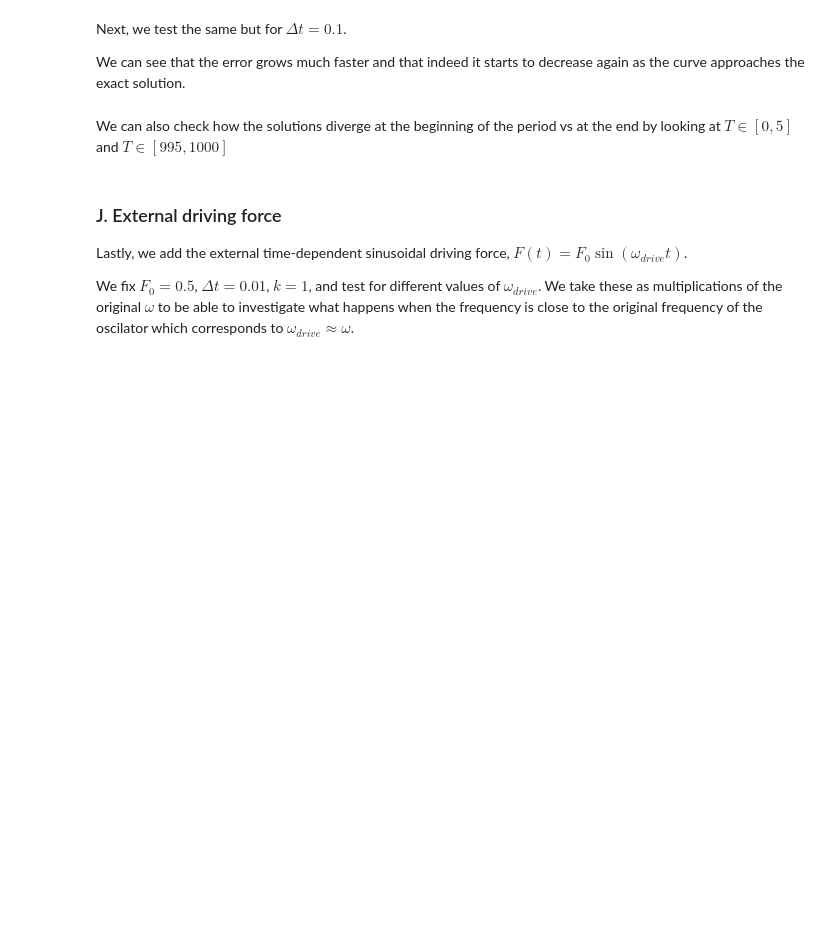
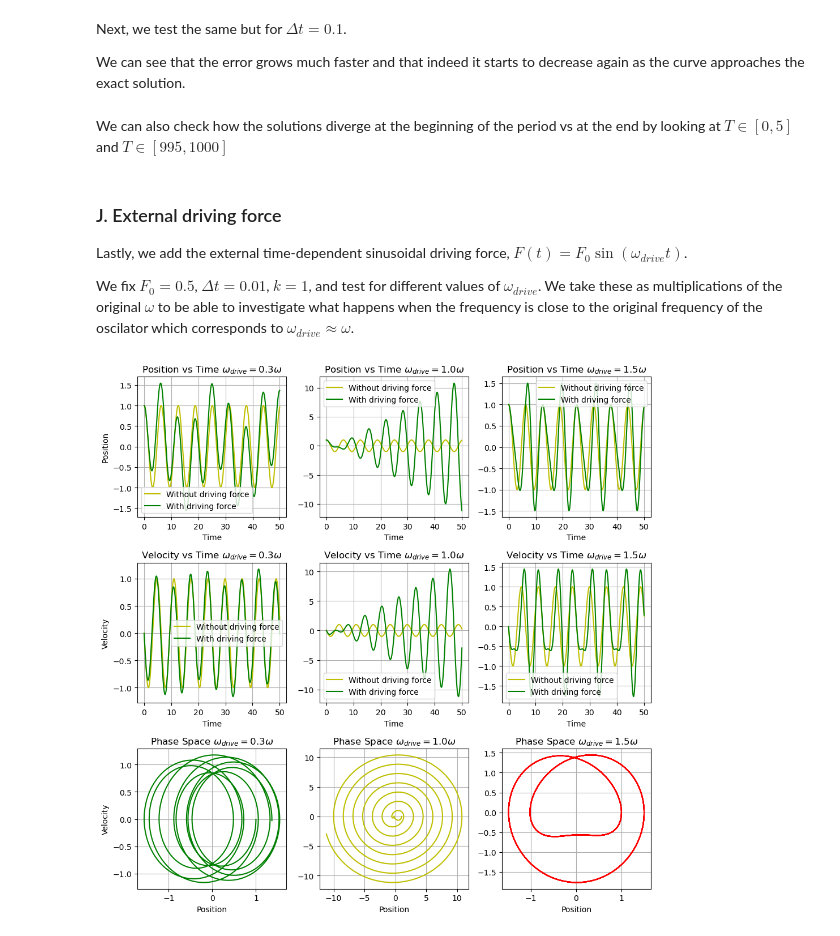
Before and after one commit to kingilsildor/CLS-Scientific_Computing-Assignment3, a Jupyter notebook: interface_leapfrog.ipynb, the cells around one changed output. Cells and saved outputs as stored; diff of their text form; code cells hidden in the pictures; blank space fills up the shorter version.

```diff
--- a/interface_leapfrog.ipynb
+++ b/interface_leapfrog.ipynb
@@ -96,27 +95,29 @@ We fix $F_0 = 0.5$, $\Delta t = 0.01$, $k =1$, and test for different values of
 # %%
 T = 50
 k, m = 1, 1
 delta_t = 0.01
 omega = (k / m)**0.5
 
 omegas = [omega*0.3, omega, omega*1.5]
 F_0 = 0.5
 
 def F_x(x, k):
     return -k * x
 
 positions = []
 velocities = []
 
 for omega_drive in omegas:
     def F_t(t):
         return F_0 * np.sin(omega_drive * t)
 
     x_list, v_list = leapfrog(T, F_x, k, F_t=F_t)
     positions.append(x_list)
     velocities.append(v_list)
 
-# plot_leapfrog_driving_force(
-#     positions, velocities, omegas, T, delta_t=delta_t, k=k, m=m, save=False
-# )
+plot_leapfrog_driving_force(
+    positions, velocities, omegas, T, delta_t=delta_t, k=k, m=m, save=False
+)
+# %% [output]
+[figure, added]
 # %% [markdown]
```
Also changed, not shown: parts of 4 cells of this notebook, 2 other files.
